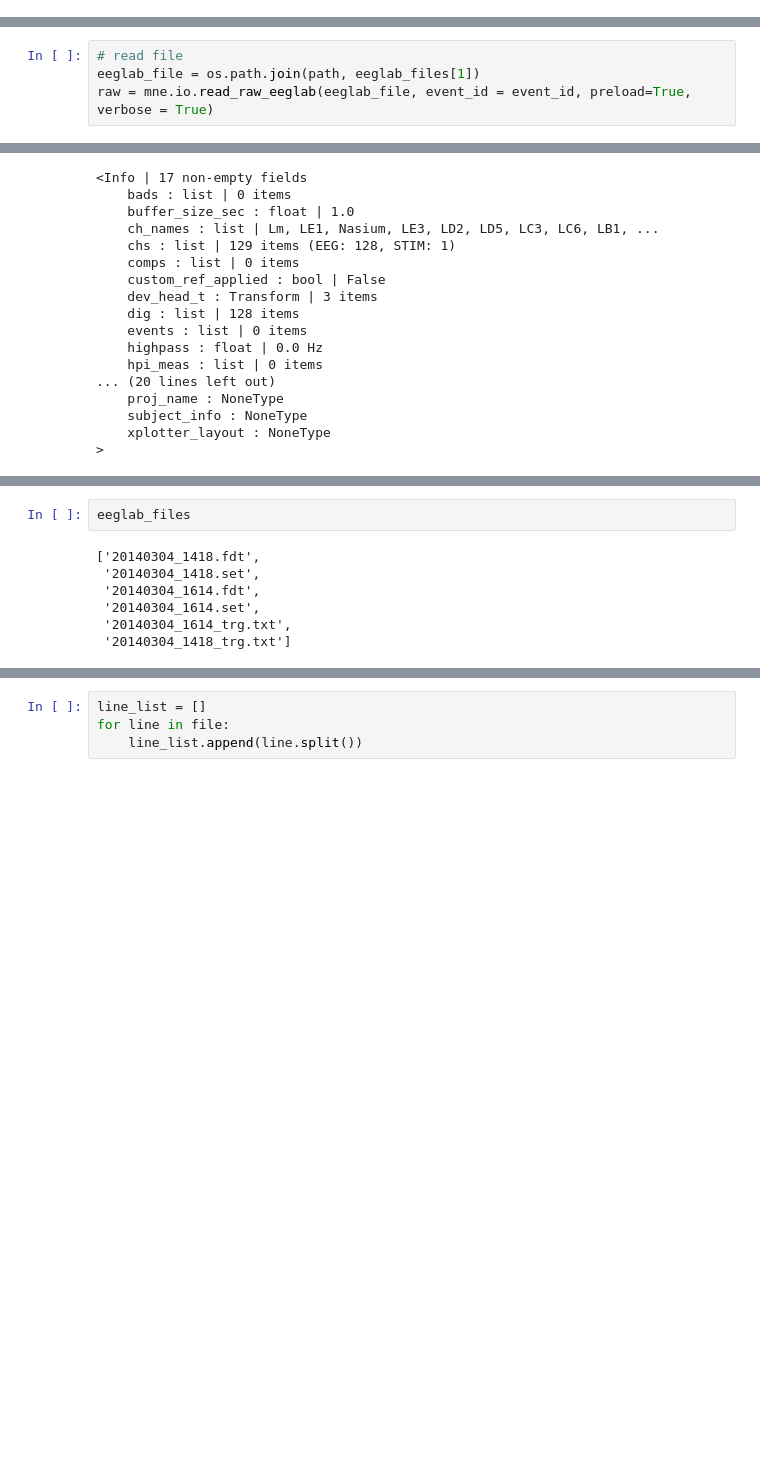
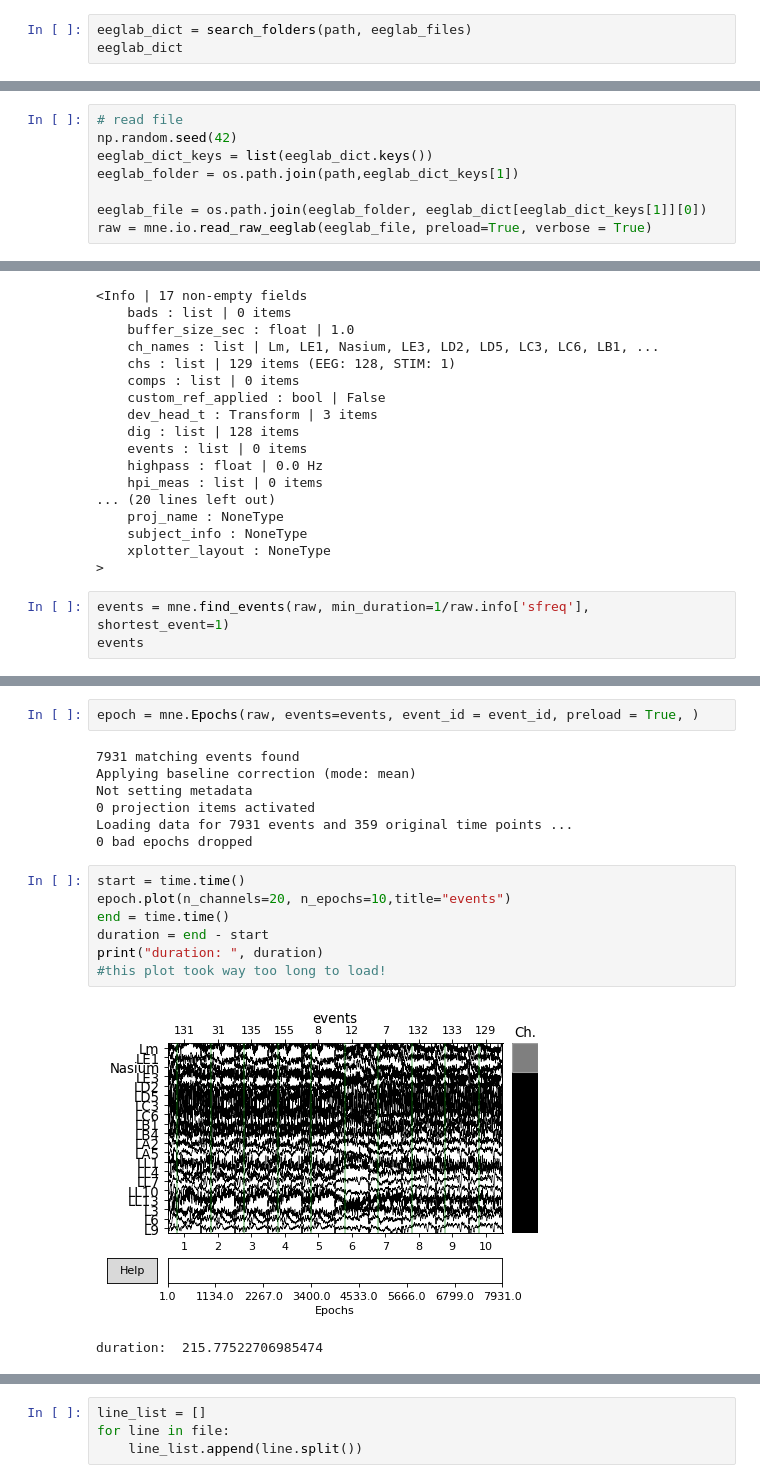
Before and after one commit to edrias/seniorprojecteeg, a Jupyter notebook: preprocessing/Events.ipynb, the cells around one changed output, grey strips where cells are left out. Saved outputs shown, nothing was run; the diff lists cells and outputs as text; blank space fills up the shorter version.

Commit message:
extracted events from .set file and created epoched data

```diff
--- a/preprocessing/Events.ipynb
+++ b/preprocessing/Events.ipynb
@@ -12,0 +40,3 @@ eeglab_files = os.listdir(path)
+# %%
+eeglab_dict = search_folders(path, eeglab_files)
+eeglab_dict
@@ -13,5 +57,9 @@ eeglab_files = os.listdir(path)
 # %%
 # read file
-eeglab_file = os.path.join(path, eeglab_files[1])
-raw = mne.io.read_raw_eeglab(eeglab_file, event_id = event_id, preload=True, verbose = True)
+np.random.seed(42)
+eeglab_dict_keys = list(eeglab_dict.keys())
+eeglab_folder = os.path.join(path,eeglab_dict_keys[1])
+
+eeglab_file = os.path.join(eeglab_folder, eeglab_dict[eeglab_dict_keys[1]][0])
+raw = mne.io.read_raw_eeglab(eeglab_file, preload=True, verbose = True)
 # %% [output]
@@ -37,3 +85,6 @@ raw.info
     subject_info : NoneType
     xplotter_layout : NoneType
 >
+# %%
+events = mne.find_events(raw, min_duration=1/raw.info['sfreq'], shortest_event=1)
+events
@@ -80,13 +143,23 @@ for i in range(1,13):
 
 for j in range(13, 25):
     event_id["target_stim_{0}".format(j)] = j
-# %%
-eeglab_files
-# %% [output]
-['20140304_1418.fdt',
- '20140304_1418.set',
- '20140304_1614.fdt',
- '20140304_1614.set',
- '20140304_1614_trg.txt',
- '20140304_1418_trg.txt']
+# %%
+epoch = mne.Epochs(raw, events=events, event_id = event_id, preload = True, )
+# %% [output]
+7931 matching events found
+Applying baseline correction (mode: mean)
+Not setting metadata
+0 projection items activated
+Loading data for 7931 events and 359 original time points ...
+0 bad epochs dropped
+# %%
+start = time.time()
+epoch.plot(n_channels=20, n_epochs=10,title="events")
+end = time.time()
+duration = end - start
+print("duration: ", duration)
+#this plot took way too long to load!
+# %% [output]
+[figure, added]
+duration:  215.77522706985474
 # %%
```
Also changed, not shown: parts of 9 cells of this notebook.
